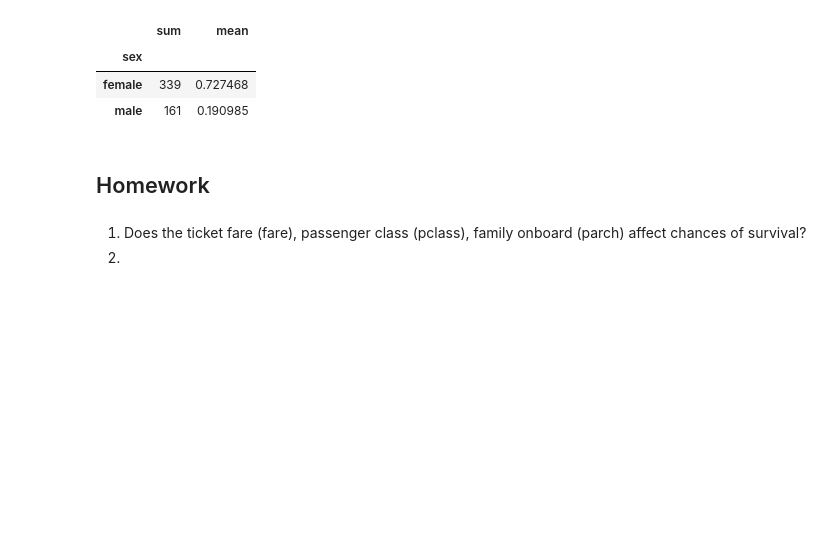
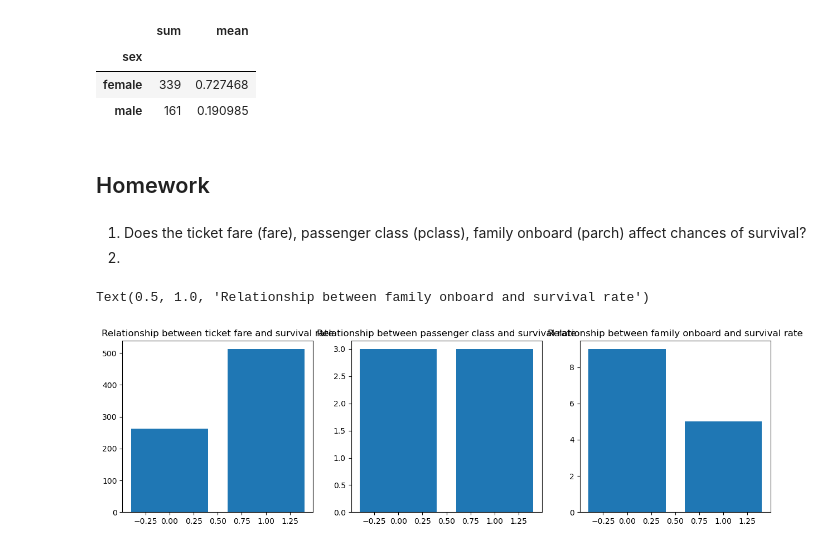
Before and after one commit to sourceCodeSherpa/csaafrica_intro_to_ds, a Jupyter notebook: notebooks/data_wrangling.ipynb, the cells around one changed output. Saved outputs shown, nothing was run; the diff lists cells and outputs as text; code cells hidden in the pictures; blank space fills up the shorter version.

```diff
--- a/notebooks/data_wrangling.ipynb
+++ b/notebooks/data_wrangling.ipynb
@@ -513,3 +513,22 @@ titanic.groupby('sex')['survived'].agg(['sum', 'mean'])
 # %% [markdown]
 1. Does the ticket fare (fare), passenger class (pclass), family onboard (parch) affect chances of survival?
 2.
+# %%
+#
+# Plot a  figure of 1 row and 3 columns
+fig, axes = plt.subplots(1,3, figsize = (15, 4))
+#
+# Plot each subplot
+axes[0].bar(titanic['survived'], titanic['fare'])
+axes[0].set_title('Relationship between ticket fare and survival rate')
+#
+#
+axes[1].bar(titanic['survived'], titanic['pclass'])
+axes[1].set_title('Relationship between passenger class and survival rate')
+#
+#
+axes[2].bar(titanic['survived'], titanic['parch'])
+axes[2].set_title('Relationship between family onboard and survival rate')
+# %% [output]
+Text(0.5, 1.0, 'Relationship between family onboard and survival rate')
+[figure, added]
```
Also changed, not shown: parts of 2 cells of this notebook, 1 other file.
